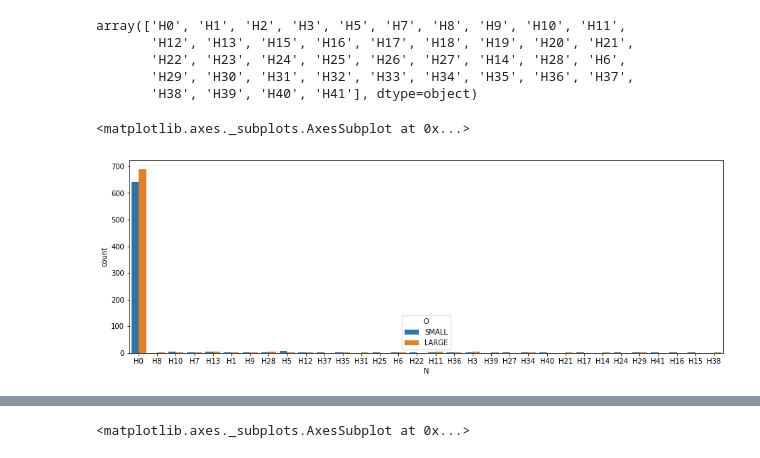
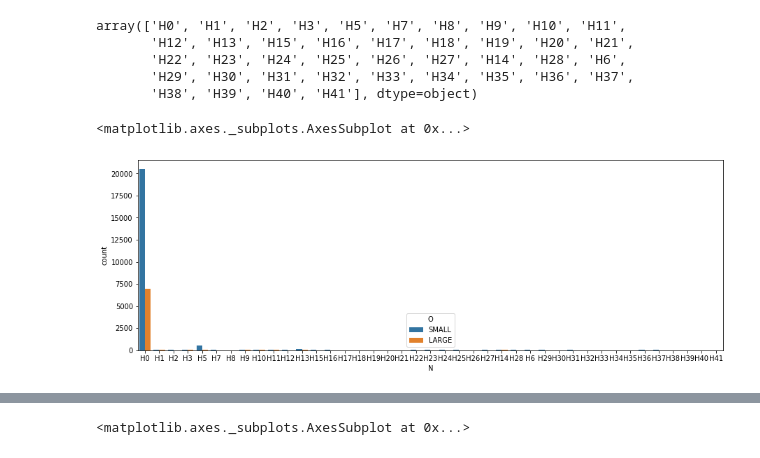
Before and after one commit to TheFarron/ISEe364FinalProject, a Jupyter notebook: intro.ipynb, the cells around one changed output, grey strips where cells are left out. Cells and saved outputs as stored; diff of their text form; code cells hidden in the pictures.

```diff
--- a/intro.ipynb
+++ b/intro.ipynb
@@ -423,9 +256,9 @@ array(['H0', 'H1', 'H2', 'H3', 'H5', 'H7', 'H8', 'H9', 'H10', 'H11',
        'H38', 'H39', 'H40', 'H41'], dtype=object)
 # %%
 plt.figure(figsize=(15,5))
-sns.countplot('N', hue = 'O', data = dfLAbove )
+sns.countplot('N', hue = 'O', data = df)
 # %% [output]
 <matplotlib.axes._subplots.AxesSubplot at 0x...>
-[figure, old version]
+[figure, new version]
 # %%
 ddfnh = df[df['N'] == 'H0']
```
Also changed, not shown: parts of 73 cells of this notebook.
